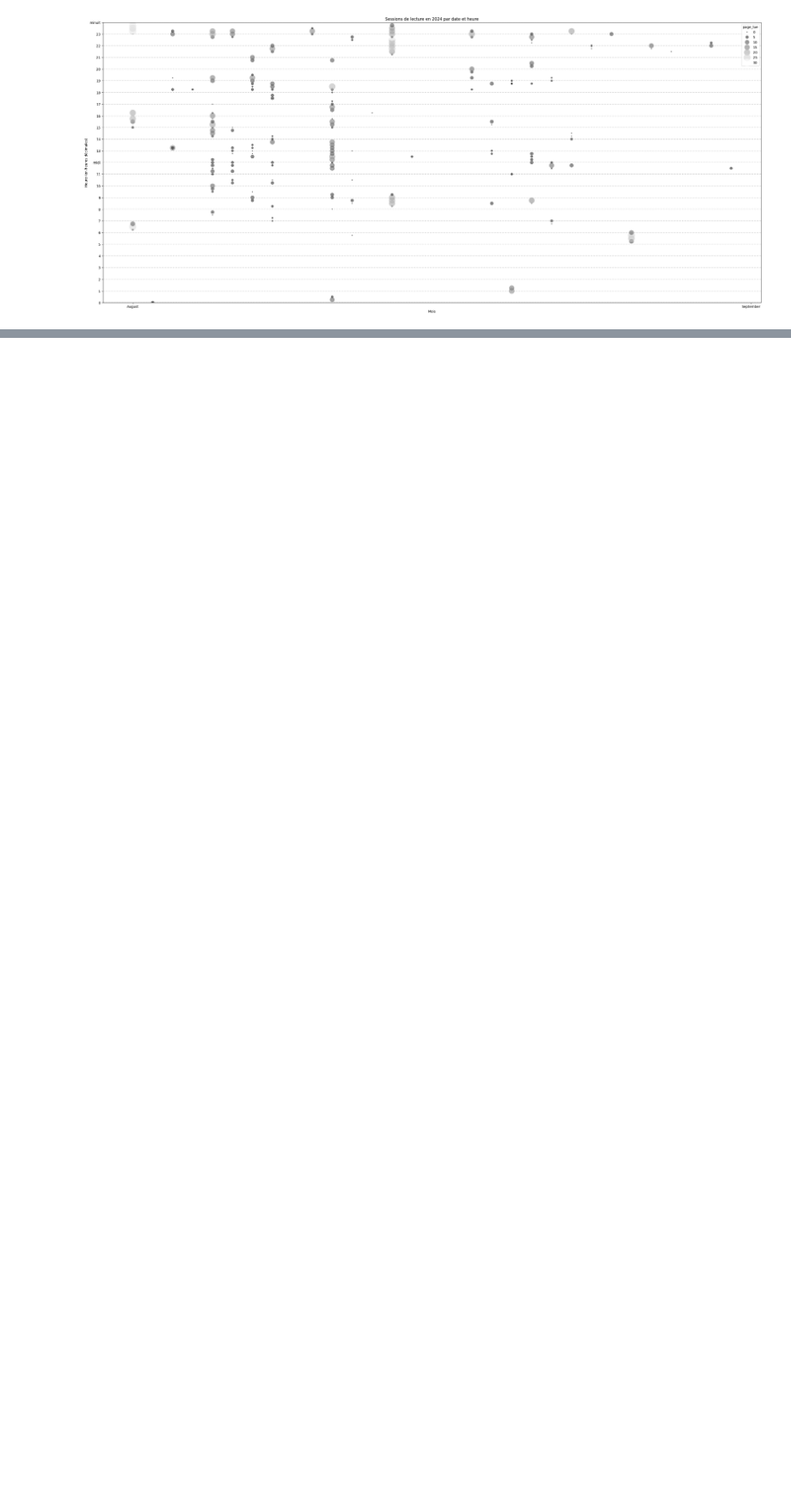
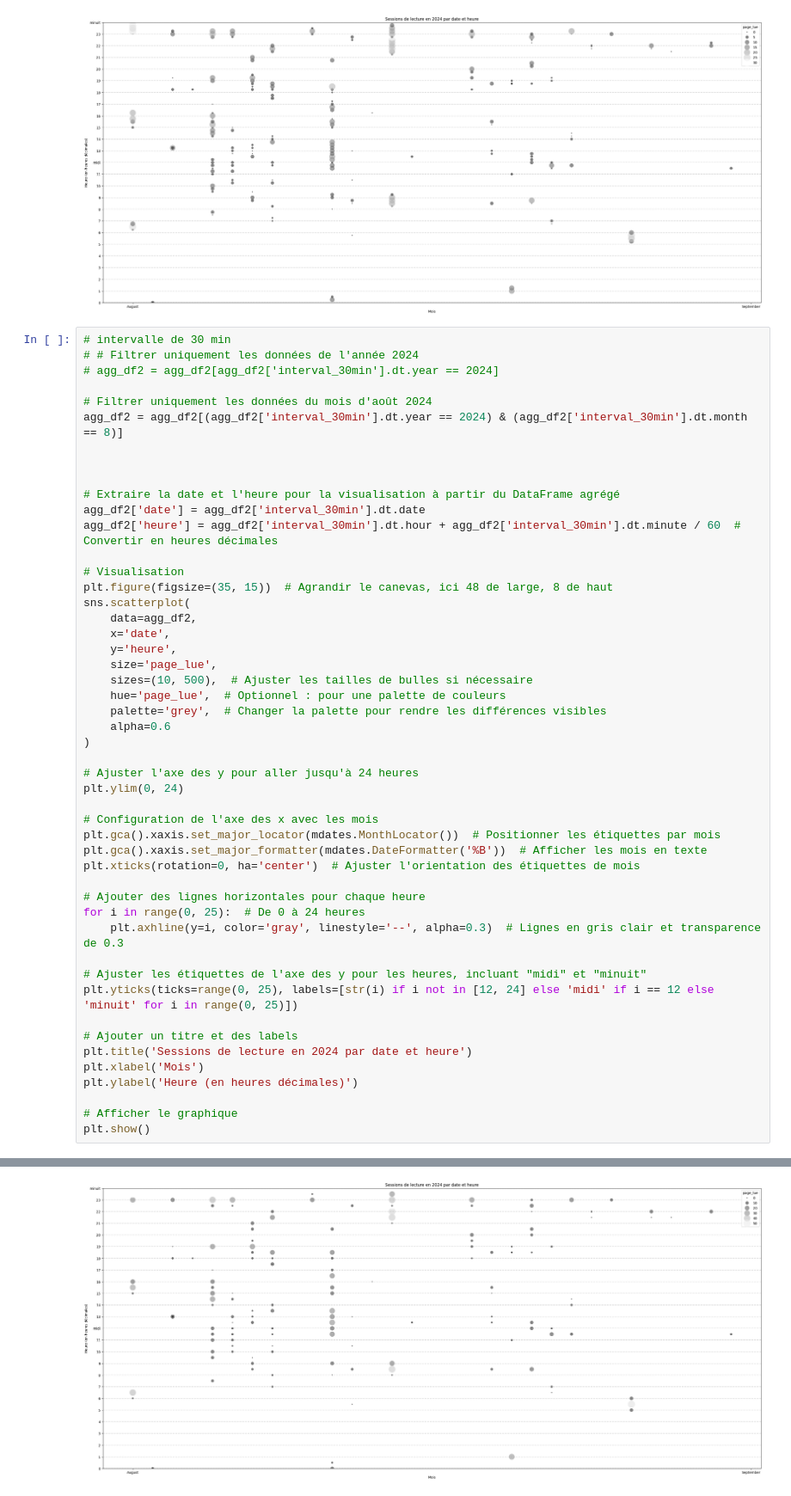
Before and after one commit to ChrisOlv/book_data_analysis, a Jupyter notebook: notebook.ipynb, the cells around one changed output, grey strips where cells are left out. Shown at 86% size. Drawn from its saved outputs; the diff is of its cells as text; blank space fills up the shorter version.

```diff
--- a/notebook.ipynb
+++ b/notebook.ipynb
@@ -186,3 +187,53 @@ Try using .loc[row_indexer,col_indexer] = value instead
 See the caveats in the documentation: https://pandas.pydata.org/pandas-docs/stable/user_guide/indexing.html#returning-a-view-versus-a-copy
   agg_df2['heure'] = agg_df2['interval_15min'].dt.hour + agg_df2['interval_15min'].dt.minute / 60  # Convertir en heures décimales
 [figure]
+# %%
+# intervalle de 30 min
+# # Filtrer uniquement les données de l'année 2024
+# agg_df2 = agg_df2[agg_df2['interval_30min'].dt.year == 2024]
+
+# Filtrer uniquement les données du mois d'août 2024
+agg_df2 = agg_df2[(agg_df2['interval_30min'].dt.year == 2024) & (agg_df2['interval_30min'].dt.month == 8)]
+
+
+
+# Extraire la date et l'heure pour la visualisation à partir du DataFrame agrégé
+agg_df2['date'] = agg_df2['interval_30min'].dt.date
+agg_df2['heure'] = agg_df2['interval_30min'].dt.hour + agg_df2['interval_30min'].dt.minute / 60  # Convertir en heures décimales
+
+# Visualisation
+plt.figure(figsize=(35, 15))  # Agrandir le canevas, ici 48 de large, 8 de haut
+sns.scatterplot(
+    data=agg_df2,
+    x='date',
+    y='heure',
+    size='page_lue',
+    sizes=(10, 500),  # Ajuster les tailles de bulles si nécessaire
+    hue='page_lue',  # Optionnel : pour une palette de couleurs
+    palette='grey',  # Changer la palette pour rendre les différences visibles
+    alpha=0.6
+)
+
+# Ajuster l'axe des y pour aller jusqu'à 24 heures
+plt.ylim(0, 24)
+
+# Configuration de l'axe des x avec les mois
+plt.gca().xaxis.set_major_locator(mdates.MonthLocator())  # Positionner les étiquettes par mois
+plt.gca().xaxis.set_major_formatter(mdates.DateFormatter('%B'))  # Afficher les mois en texte
+plt.xticks(rotation=0, ha='center')  # Ajuster l'orientation des étiquettes de mois
+
+# Ajouter des lignes horizontales pour chaque heure
+for i in range(0, 25):  # De 0 à 24 heures
+    plt.axhline(y=i, color='gray', linestyle='--', alpha=0.3)  # Lignes en gris clair et transparence de 0.3
+
+# Ajuster les étiquettes de l'axe des y pour les heures, incluant "midi" et "minuit"
+plt.yticks(ticks=range(0, 25), labels=[str(i) if i not in [12, 24] else 'midi' if i == 12 else 'minuit' for i in range(0, 25)])
+
+# Ajouter un titre et des labels
+plt.title('Sessions de lecture en 2024 par date et heure')
+plt.xlabel('Mois')
+plt.ylabel('Heure (en heures décimales)')
+
+# Afficher le graphique
+plt.show()
+# %% [output]
@@ -188,0 +250 @@ See the caveats in the documentation: https://pandas.pydata.org/pandas-docs/stab
+[figure, added]
```
Also changed, not shown: parts of 3 cells of this notebook.
